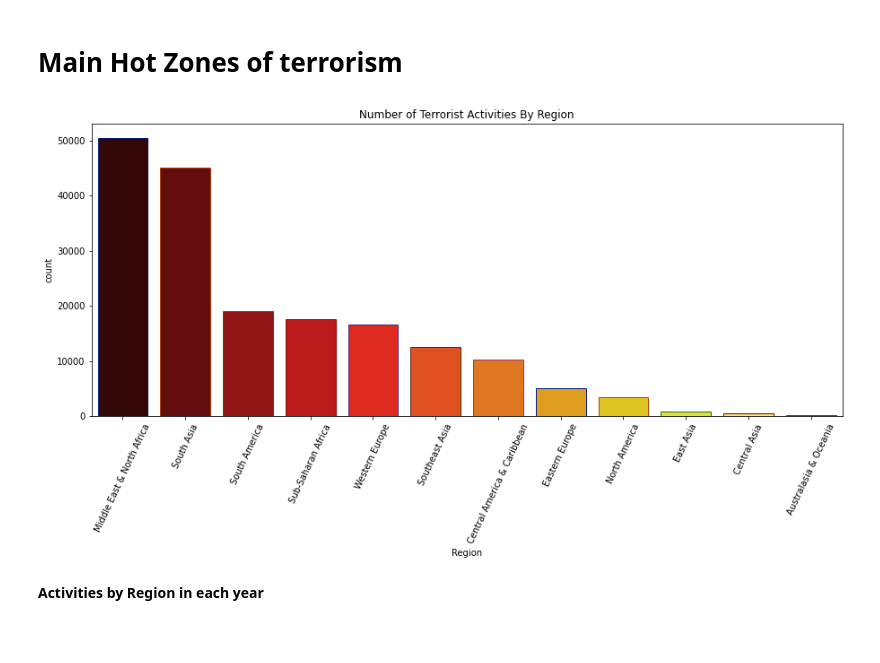
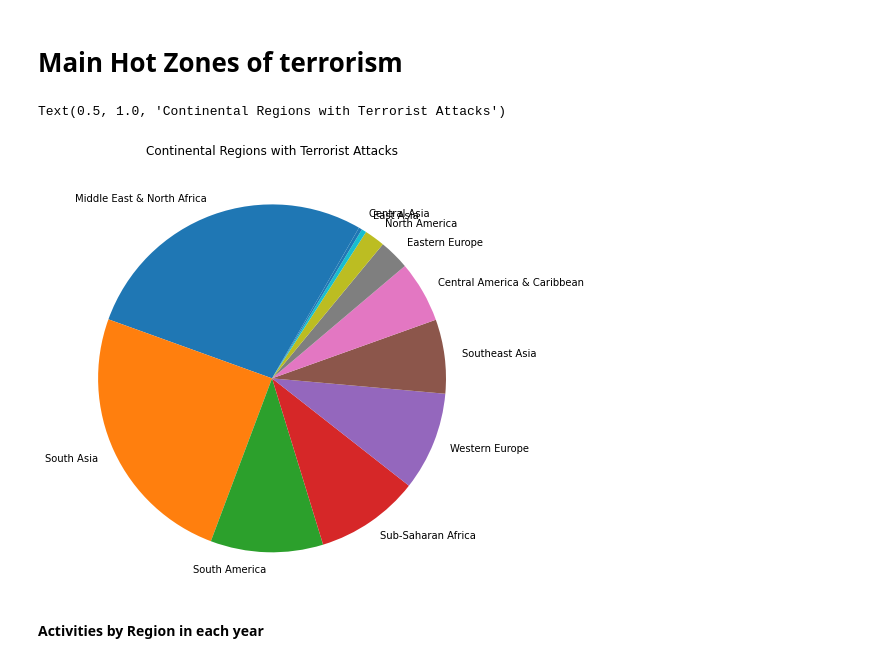
Before and after one commit to rohitrv8922/global-terrorism-analysis, a Jupyter notebook: Rohit_Verma_(_Global_Terrorism_Analysis_EDA_Capstone_Project).ipynb, the cells around one changed output. Cells and saved outputs as stored; diff of their text form; code cells hidden in the pictures; blank space fills up the shorter version.

```diff
--- a/Rohit_Verma_(_Global_Terrorism_Analysis_EDA_Capstone_Project).ipynb
+++ b/Rohit_Verma_(_Global_Terrorism_Analysis_EDA_Capstone_Project).ipynb
@@ -213,14 +224,15 @@ plt.show()
 People and the properties are the  main targets of the terrorist.then come the military and policew  or government departments.Be aware and ready to fight back.
 # %% [markdown]
 # Main Hot Zones of terrorism
-# %%
-plt.subplots(figsize=(15,6))
-sns.countplot('Region',data=df,palette='hot',edgecolor=sns.color_palette('dark',7),order=df['Region'].value_counts().index)
-plt.xticks(rotation=65)
-plt.title('Number of Terrorist Activities By Region')
-plt.show()
-# %% [output]
-[figure, removed]
+# %%
+values=df.Region.value_counts()[:11].values
+labelsd=df.Region.value_counts()[:11].index
+mat.subplots(figsize=(8,8))
+mat.pie(values,labels=labelsd,startangle=60)
+mat.title('Continental Regions with Terrorist Attacks')
+# %% [output]
+Text(0.5, 1.0, 'Continental Regions with Terrorist Attacks')
+[figure, added]
 # %% [markdown]
  **Activities by Region in each year**
 # %%
```
Also changed, not shown: parts of 11 cells of this notebook.
